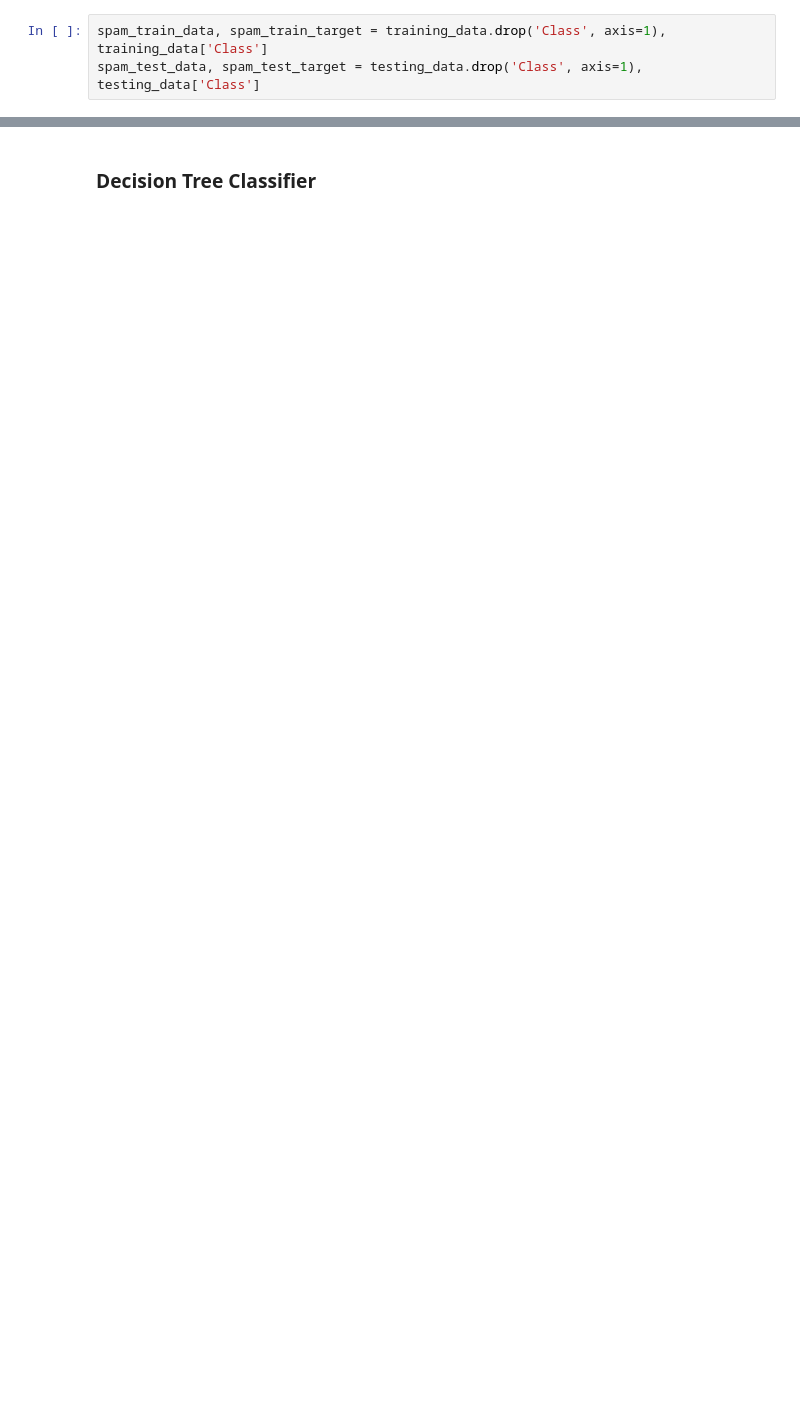
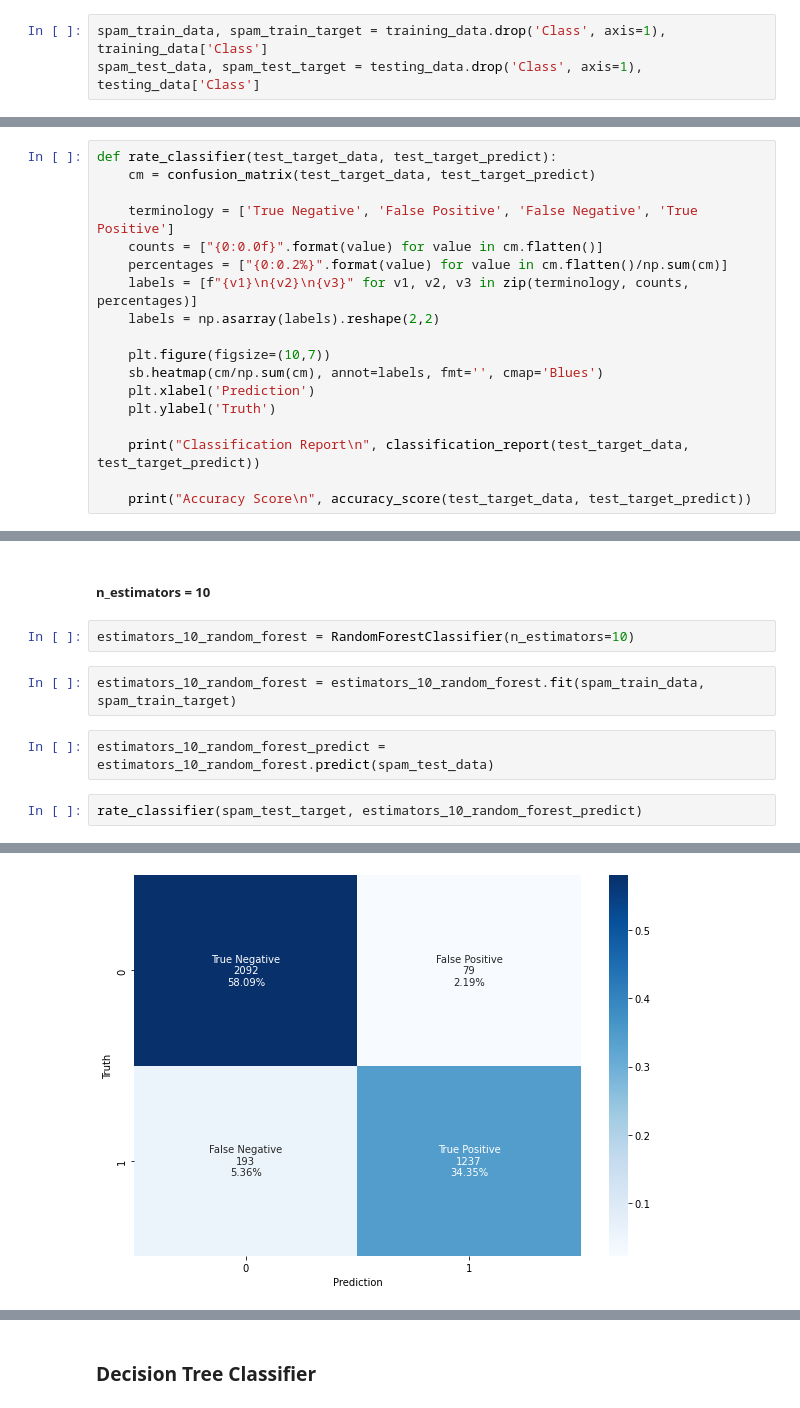
Before and after one commit to BbBot64/Statistics_for_Data_Science, a Jupyter notebook: Project_01/spam_initial_analysis.ipynb, the cells around one changed output, grey strips where cells are left out. Saved outputs shown, nothing was run; the diff lists cells and outputs as text; blank space fills up the shorter version.

```diff
--- a/Project_01/spam_initial_analysis.ipynb
+++ b/Project_01/spam_initial_analysis.ipynb
@@ -213,0 +218,18 @@ def rate_classifier(test_target_data, test_target_predict):
+# %%
+def rate_classifier(test_target_data, test_target_predict):
+    cm = confusion_matrix(test_target_data, test_target_predict)
+
+    terminology = ['True Negative', 'False Positive', 'False Negative', 'True Positive']
+    counts = ["{0:0.0f}".format(value) for value in cm.flatten()]
+    percentages = ["{0:0.2%}".format(value) for value in cm.flatten()/np.sum(cm)]
+    labels = [f"{v1}\n{v2}\n{v3}" for v1, v2, v3 in zip(terminology, counts, percentages)]
+    labels = np.asarray(labels).reshape(2,2)
+
+    plt.figure(figsize=(10,7))
+    sb.heatmap(cm/np.sum(cm), annot=labels, fmt='', cmap='Blues')
+    plt.xlabel('Prediction')
+    plt.ylabel('Truth')
+
+    print("Classification Report\n", classification_report(test_target_data, test_target_predict))
+
+    print("Accuracy Score\n", accuracy_score(test_target_data, test_target_predict))
@@ -213,0 +266,11 @@ def rate_classifier(test_target_data, test_target_predict):
+# %% [markdown]
+##### n_estimators = 10
+# %%
+estimators_10_random_forest = RandomForestClassifier(n_estimators=10)
+# %%
+estimators_10_random_forest = estimators_10_random_forest.fit(spam_train_data, spam_train_target)
+# %%
+estimators_10_random_forest_predict = estimators_10_random_forest.predict(spam_test_data)
+# %%
+rate_classifier(spam_test_target, estimators_10_random_forest_predict)
+# %% [output]
@@ -213,0 +289 @@ def rate_classifier(test_target_data, test_target_predict):
+[figure, added]
```
Also changed, not shown: parts of 106 cells of this notebook.
